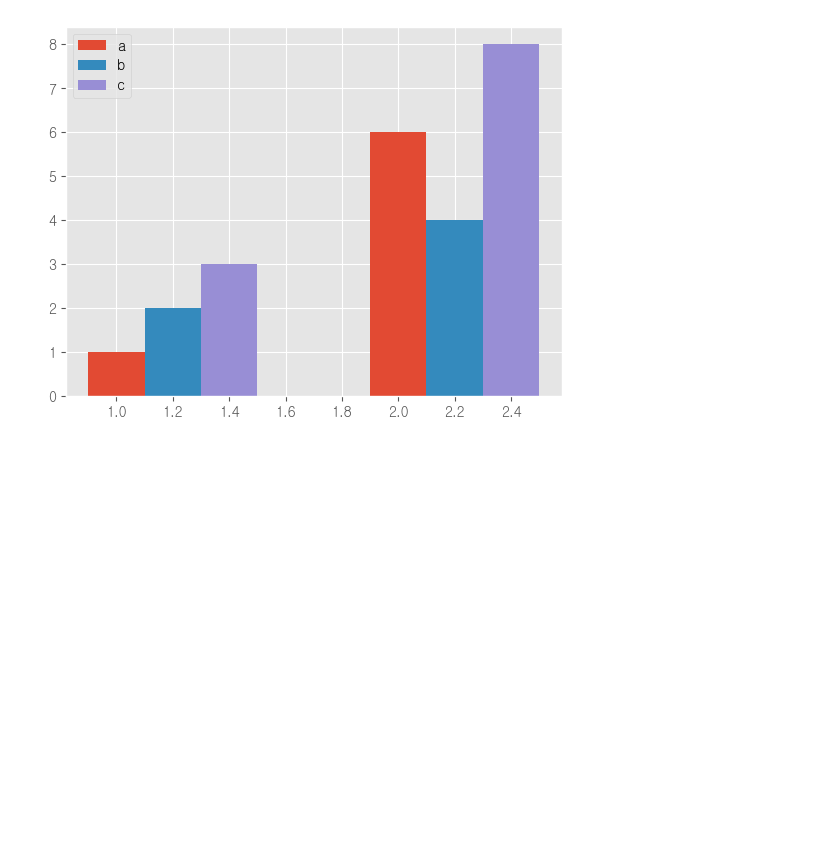
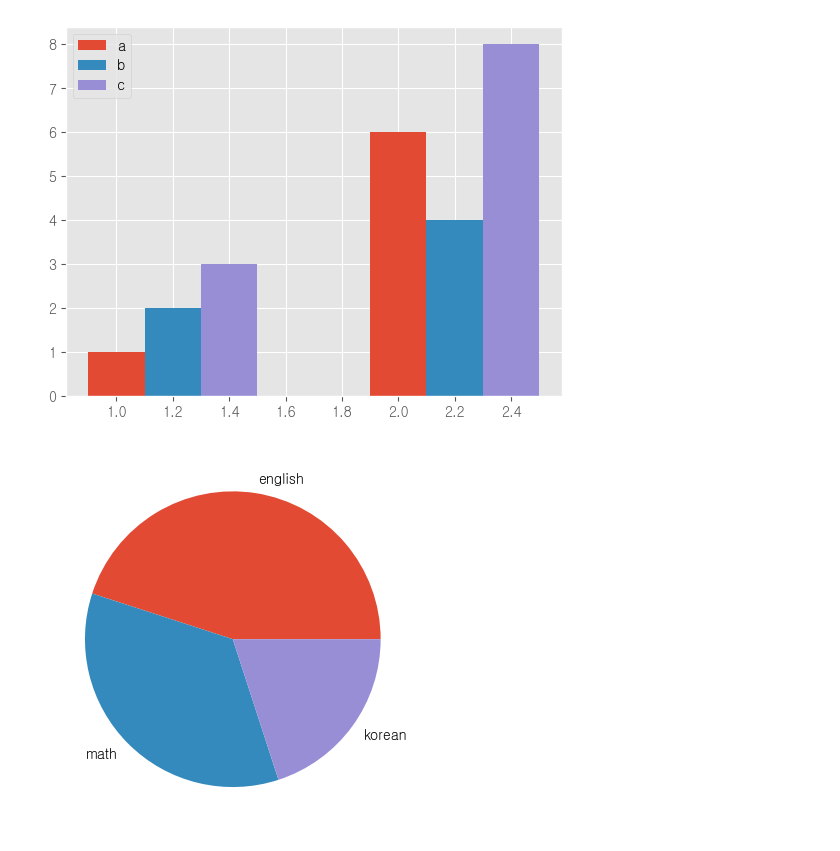
Before and after one commit to lhj9520/220226-220325_python2, a Jupyter notebook: 220319_pytest/matplot연습.ipynb, the cells around one changed output. Cells and saved outputs as stored; diff of their text form; code cells hidden in the pictures; blank space fills up the shorter version.

```diff
--- a/220319_pytest/matplot연습.ipynb
+++ b/220319_pytest/matplot연습.ipynb
@@ -112,3 +113,14 @@ ax.legend()
 # %% [output]
 <matplotlib.legend.Legend at 0x...>
 [figure]
+# %%
+# 원차트(pie차트)
+plt.style.use('ggplot')
+fig = plt.figure()
+ax = fig.add_subplot(111)
+label = ["english","math","korean"]
+sizes = [45,35,20]
+ax.pie(sizes, labels = label)
+plt.show()
+# %% [output]
+[figure, added]
```
Also changed, not shown: parts of 1 cell of this notebook.
